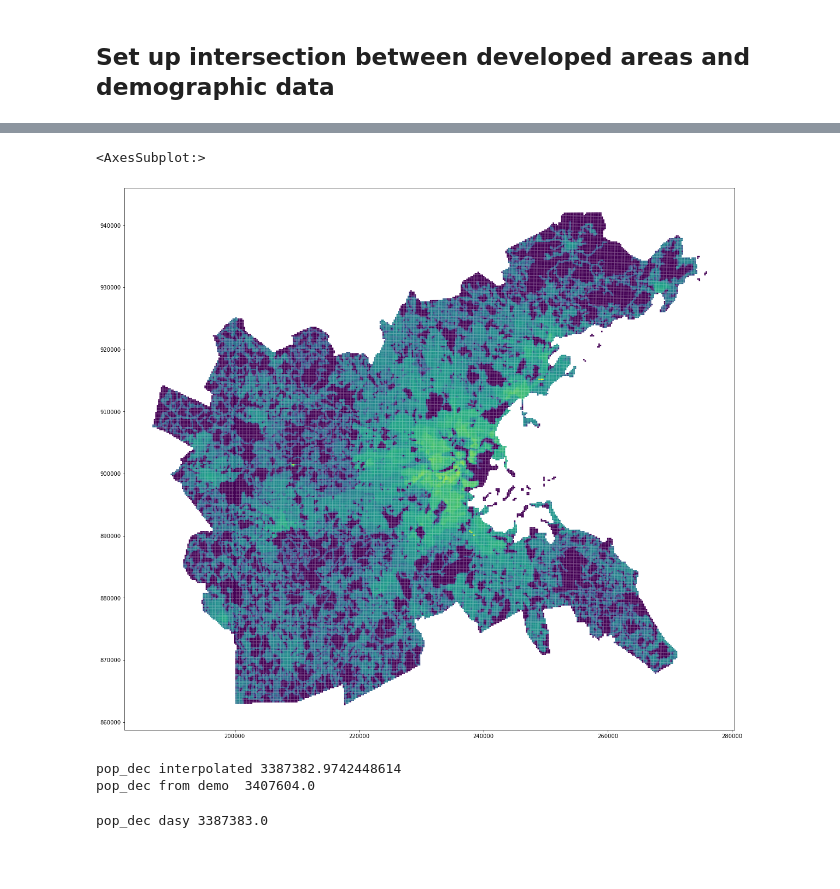
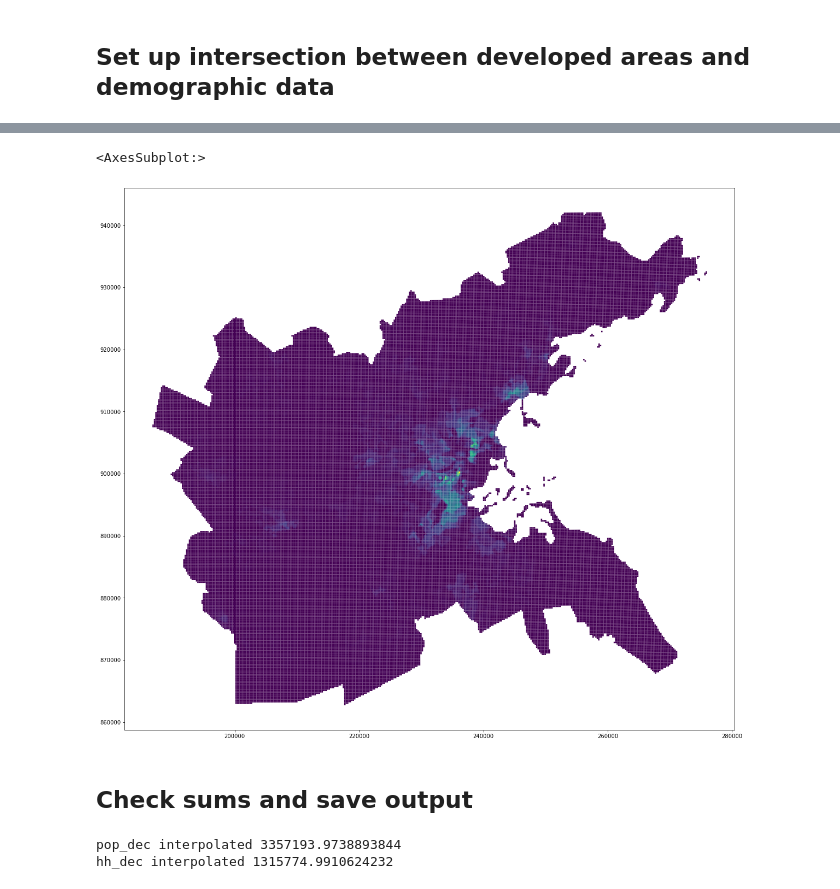
Before and after one commit to CTPSSTAFF/existing-inequities, a Jupyter notebook: notebooks/Dasymetric Population Map.ipynb, the cells around one changed output, grey strips where cells are left out. Drawn from its saved outputs; the diff is of its cells as text; code cells hidden in the pictures; blank space fills up the shorter version.

Commit message:
Clean up dasymetric map output

```diff
--- a/notebooks/Dasymetric Population Map.ipynb
+++ b/notebooks/Dasymetric Population Map.ipynb
@@ -99,0 +106,15 @@ pop_dec dasy 3387383.0
+# %%
+pop_check_demo = demo[['GEOID', 'pop_dec']]
+pop_check_demo = pop_check_demo.drop_duplicates()
+print('pop_dec from GEOIDs', pop_check_demo['pop_dec'].sum())
+
+pop_check_dasy = dasy[['GEOID', 'pop_dec']]
+pop_check_dasy = pop_check_dasy.drop_duplicates()
+print('pop_dec from clipped GEOIDs', pop_check_dasy['pop_dec'].sum())
+
+# Note certain GEOID get duplicated, need to be dissolved before interpolating.
+dasy_dup= dasy[dasy.drop(columns= 'geometry').duplicated()]
+print("pop_dec dupped ", dasy_dup.pop_dec.sum())
+
+dasy_dis = dasy.dissolve(by= 'GEOID', as_index= False)
+print('pop_dec after dissolving', dasy_dis['pop_dec'].sum())
@@ -107,10 +129,15 @@ dasy.plot()
 # %%
-dasy.pop_dec = dasy.pop_dec.fillna(0)
-interp = area_interpolate(dasy, mpo_grid, extensive_variables=['pop_dec'])
-interp['plot'] = interp.pop_dec.apply(np.log1p)
+#dasy.columns
+demo_cols = ['pop_dec_adult', 'pop_dec', 'hh_dec','minority_adult',
+       'nonminority_adult', 'minority', 'nonminority', 'lowinc_adult',
+       'nonlowinc_adult', 'lowinc', 'nonlowinc', 'zero_veh_hh',
+       'non_zero_veh_hh']
+dasy_dis[demo_cols] = dasy_dis[demo_cols].fillna(0)
+interp = area_interpolate(dasy_dis, mpo_grid, extensive_variables=demo_cols)
+#interp['plot'] = interp.pop_dec.apply(np.log1p)
 
 fig, ax = plt.subplots(figsize=(20,20))
-interp.to_crs(26986).plot('plot', ax=ax)
+interp.plot('minority', ax=ax)
 # %% [output]
 <AxesSubplot:>
-[figure, old version]
+[figure, new version]
@@ -117,11 +146,8 @@ interp.to_crs(26986).plot('plot', ax=ax)
+# %% [markdown]
+## Check sums and save output
 # %%
 print( 'pop_dec interpolated' , interp['pop_dec'].sum())
-print( 'pop_dec from demo ' , demo['pop_dec'].sum())
+print( 'hh_dec interpolated' , interp['hh_dec'].sum())
 # %% [output]
-pop_dec interpolated 3387382.9742448614
-pop_dec from demo  3407604.0
+pop_dec interpolated 3357193.9738893844
+hh_dec interpolated 1315774.9910624232
-# %%
-#dasy.info()
-print( 'pop_dec dasy' , dasy['pop_dec'].sum())
-# %% [output]
-pop_dec dasy 3387383.0
```
Also changed, not shown: parts of 13 cells of this notebook.
